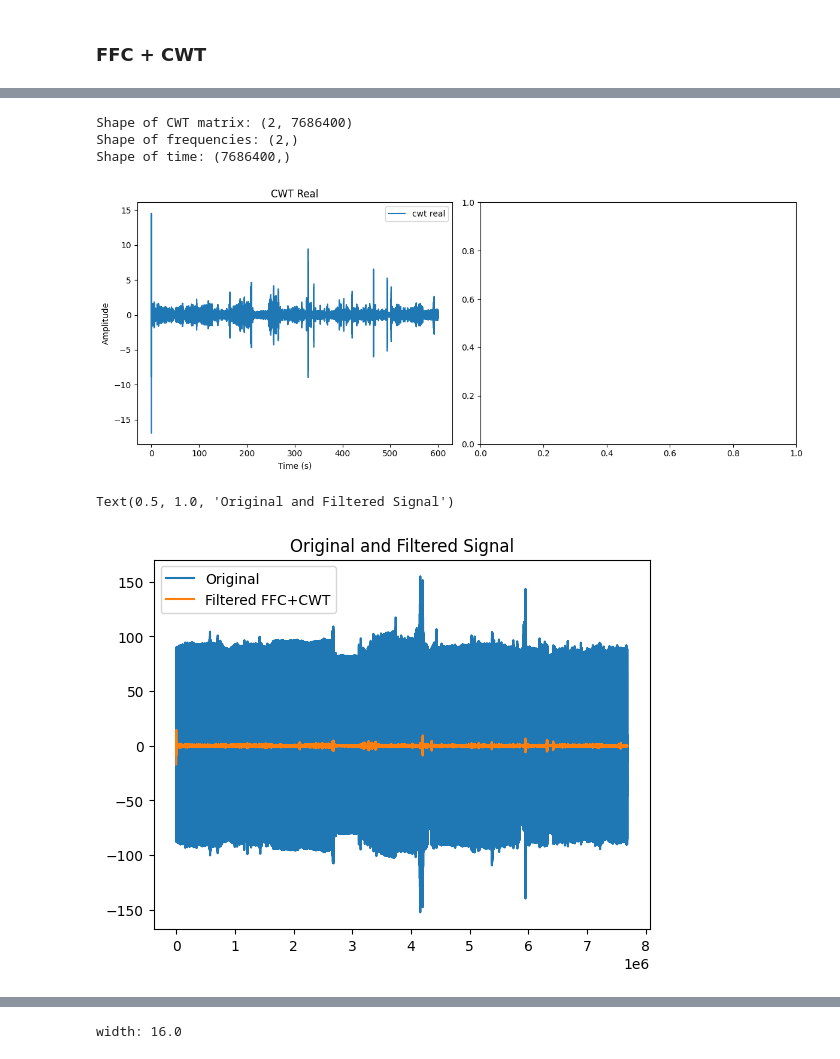
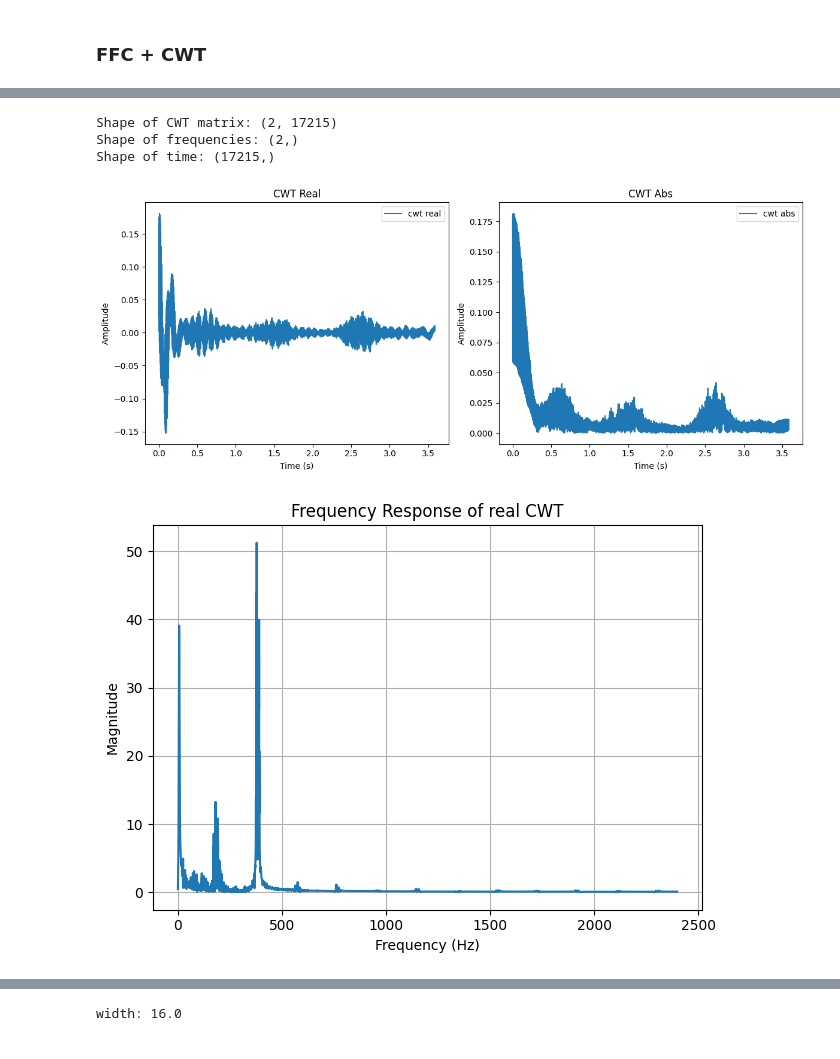
Before and after one commit to OlaffoJaszczur/CWT_magisterka, a Jupyter notebook: sygnal copy.ipynb, the cells around one changed output, grey strips where cells are left out. Cells and saved outputs as stored; diff of their text form; code cells hidden in the pictures.

```diff
--- a/sygnal copy.ipynb
+++ b/sygnal copy.ipynb
@@ -51,9 +93,9 @@ import matplotlib.pyplot as plt
 import pandas as pd
 import pywt
 # %%
-signal = data
-
-fs = Fs
+signal = adc_values
+t = time
+fs = sampling_rate
 # %%
 # Define the comb filter
 def comb_filter(signal, delay, alpha):
@@ -141,5 +183,5 @@ width: 16.0
 # %%
-
+dt = 1/fs
 cwtmatr, freqs = pywt.cwt(signal, scales, wavelet, sampling_period=dt)
 
 print(f"Shape of CWT matrix: {cwtmatr.shape}")
@@ -169,21 +211,38 @@ axs[0].set_xlabel("Time (s)")
 axs[0].set_ylabel("Amplitude")
 axs[0].legend()
 
+# Plot cwt abs
+axs[1].plot(t, np.abs(cwtmatr[0, :]), label='cwt abs')
+axs[1].set_title("CWT Abs")
+axs[1].set_xlabel("Time (s)")
+axs[1].set_ylabel("Amplitude")
+axs[1].legend()
+
+
 plt.tight_layout()
 plt.show()
 # %% [output]
-Shape of CWT matrix: (2, 7686400)
+Shape of CWT matrix: (2, 17215)
 Shape of frequencies: (2,)
-Shape of time: (7686400,)
+Shape of time: (17215,)
-[figure, old version]
+[figure, new version]
 # %%
-plt.figure()
-plt.plot(data[1 :], label='Original')
-plt.plot(real_cwt, label='Filtered FFC+CWT')
-plt.legend()
-plt.title('Original and Filtered Signal')
+# fft of the real cwt
+n = len(np.real(cwtmatr[0,:]))
+fft_signal = np.fft.fft(np.real(cwtmatr[0,:]))
+fft_freq = np.fft.fftfreq(n, d=1/fs)
+
+# Plot the frequency response
+fig, ax = plt.subplots()
+ax.plot(fft_freq[:n//2], np.abs(fft_signal)[:n//2])
+ax.set_title("Frequency Response of real CWT")
+ax.set_xlabel("Frequency (Hz)")
+ax.set_ylabel("Magnitude")
+ax.grid()
+
+plt.tight_layout()
+plt.show()
 # %% [output]
-Text(0.5, 1.0, 'Original and Filtered Signal')
-[figure, old version]
+[figure, new version]
 # %%
 plt.figure()
```
Also changed, not shown: parts of 8 cells of this notebook, 1 other file.
